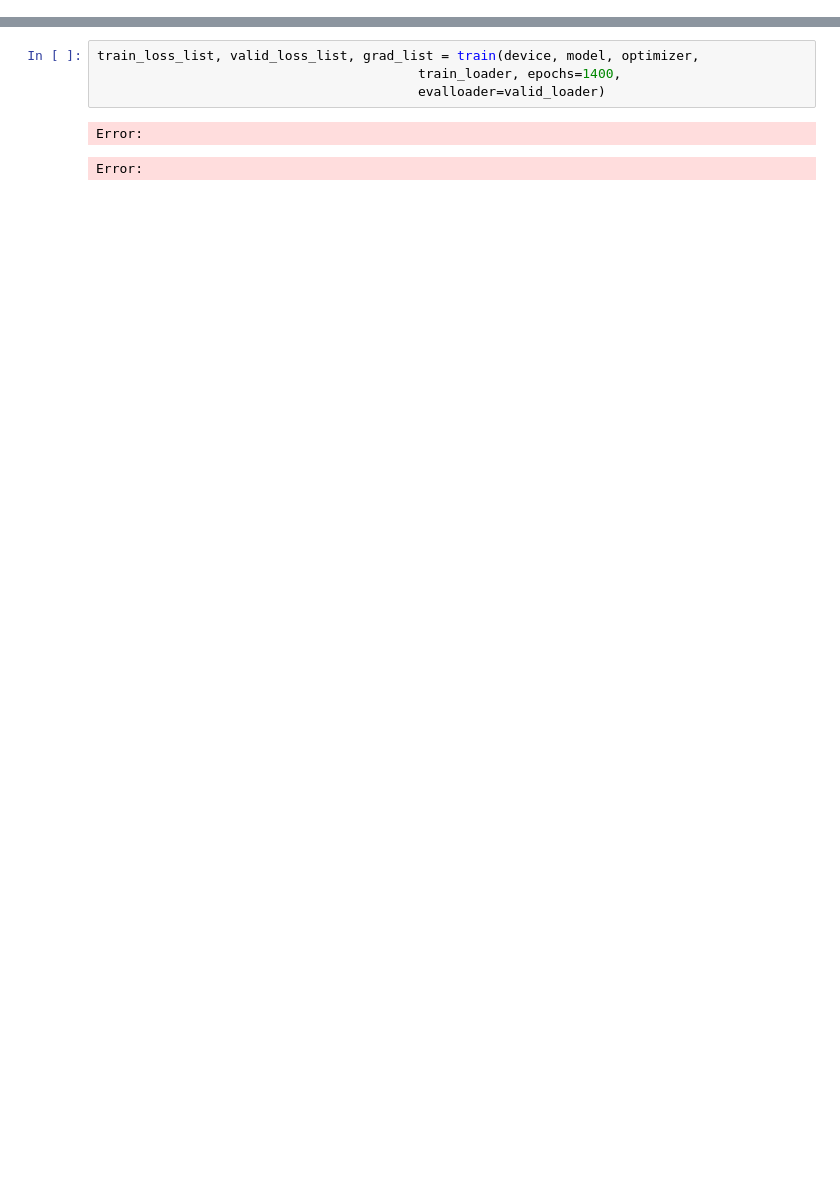
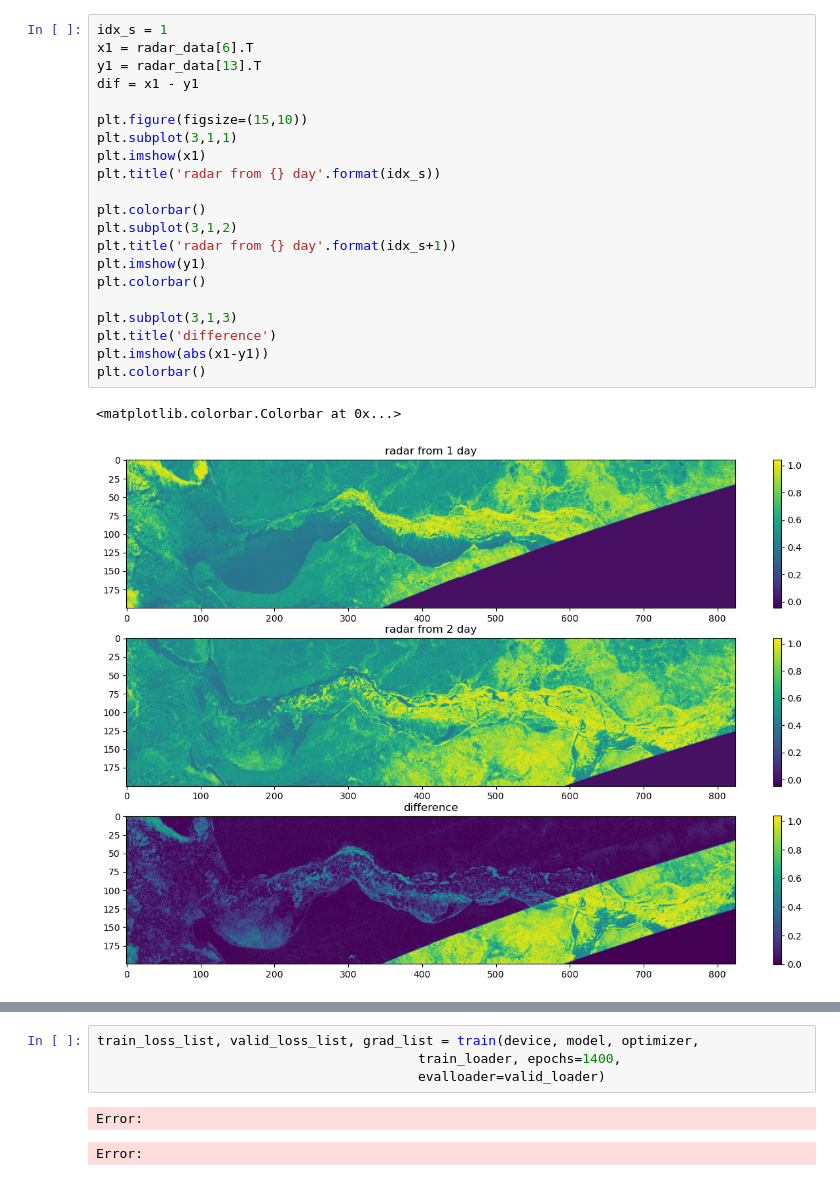
Before and after one commit to Albly/Data-driven_ice_tracking, a Jupyter notebook: train.ipynb, the cells around one changed output, grey strips where cells are left out. Saved outputs shown, nothing was run; the diff lists cells and outputs as text; blank space fills up the shorter version.

```diff
--- a/train.ipynb
+++ b/train.ipynb
@@ -42 +196,25 @@ test_pairs = np.array(pairs[int(166 * 0.9):])
+# %%
+idx_s = 1
+x1 = radar_data[6].T
+y1 = radar_data[13].T
+dif = x1 - y1
+
+plt.figure(figsize=(15,10))
+plt.subplot(3,1,1)
+plt.imshow(x1)
+plt.title('radar from {} day'.format(idx_s))
+
+plt.colorbar()
+plt.subplot(3,1,2)
+plt.title('radar from {} day'.format(idx_s+1))
+plt.imshow(y1)
+plt.colorbar()
+
+plt.subplot(3,1,3)
+plt.title('difference')
+plt.imshow(abs(x1-y1))
+plt.colorbar()
+# %% [output]
+<matplotlib.colorbar.Colorbar at 0x...>
+[figure, added]
 # %%
```
Also changed, not shown: parts of 24 cells of this notebook, 1 other file.
